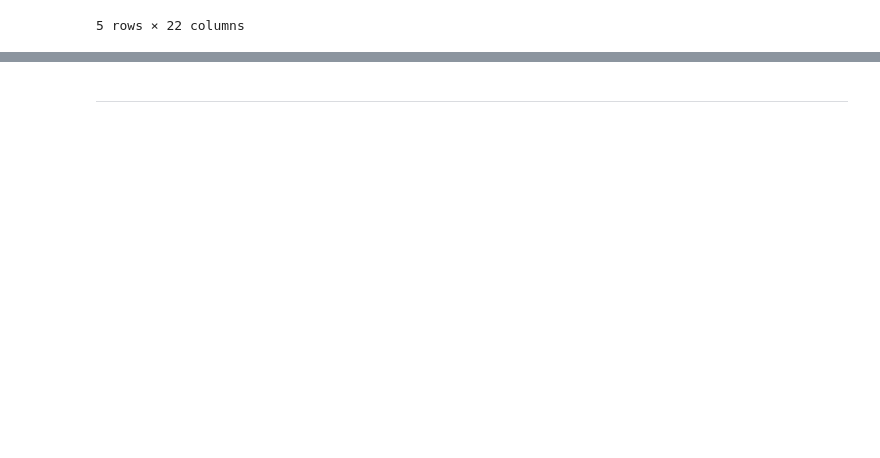
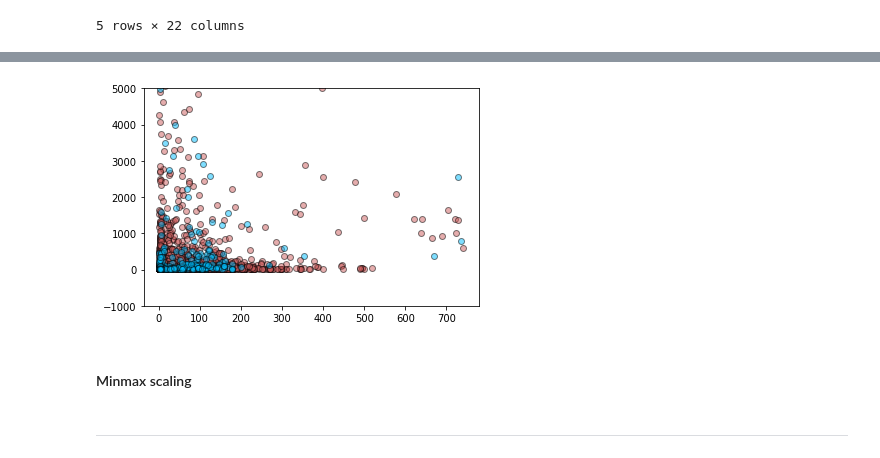
Before and after one commit to alexkapele/exoplanet-exploration, a Jupyter notebook: exoplanet_exploration.ipynb, the cells around one changed output, grey strips where cells are left out. Drawn from its saved outputs; the diff is of its cells as text; code cells hidden in the pictures; blank space fills up the shorter version.

```diff
--- a/exoplanet_exploration.ipynb
+++ b/exoplanet_exploration.ipynb
@@ -578,0 +571,22 @@ flux_features.head()
+# %%
+n_exoplanet = labels.label.sum()
+
+fig = plt.figure(figsize=(12,25))
+plt.subplots_adjust(wspace=0.5)
+plt.subplots_adjust(hspace=0.3)
+
+for i,feature in enumerate(flux_med_features.columns.values):
+    ax = fig.add_subplot(8,3,i+1)
+
+    pos_feature = flux_med_features[feature].iloc[:n_exoplanet].values
+    neg_feature = flux_med_features[feature].iloc[n_exoplanet:].values
+
+    ax.hist(neg_feature,alpha=0.5,bins=20,color='indianred',edgecolor='black',density=True,label='No exoplanet candidates')
+    ax.hist(pos_feature,alpha=0.5,bins=20,color='deepskyblue',edgecolor='black',density=True,label='Exoplanet candidates')
+
+    ax.set_xlabel(feature)
+    ax.set_ylabel('# of stars')
+
+fig.legend(labels=['No exoplanet candidates','Exoplanet candidates'],loc="upper center",borderaxespad=0.1)
+plt.subplots_adjust(top=0.97)
+plt.show()
@@ -578,0 +595,3 @@ flux_features.head()
+# %%
+chosen_features = ['Autocor_length','Con','Gskew','SmallKurtosis','Std']
+flux_med_features_chosen = flux_med_features[chosen_features]
@@ -578,0 +650,10 @@ flux_features.head()
+# %%
+plt.plot(flux_med_features_chosen.Autocor_length[n_exoplanet:].values,flux_med_features_chosen.Std[n_exoplanet:].values,'o',alpha=0.5,color='indianred',markeredgecolor='black')
+plt.plot(flux_med_features_chosen.Autocor_length[:n_exoplanet].values,flux_med_features_chosen.Std[:n_exoplanet],'o',alpha=0.5,color='deepskyblue',markeredgecolor='black')
+plt.ylim(-1000, 5000)
+
+plt.show()
+# %% [output]
+[figure, added]
+# %% [markdown]
+#### Minmax scaling
```
Also changed, not shown: parts of 30 cells of this notebook.
